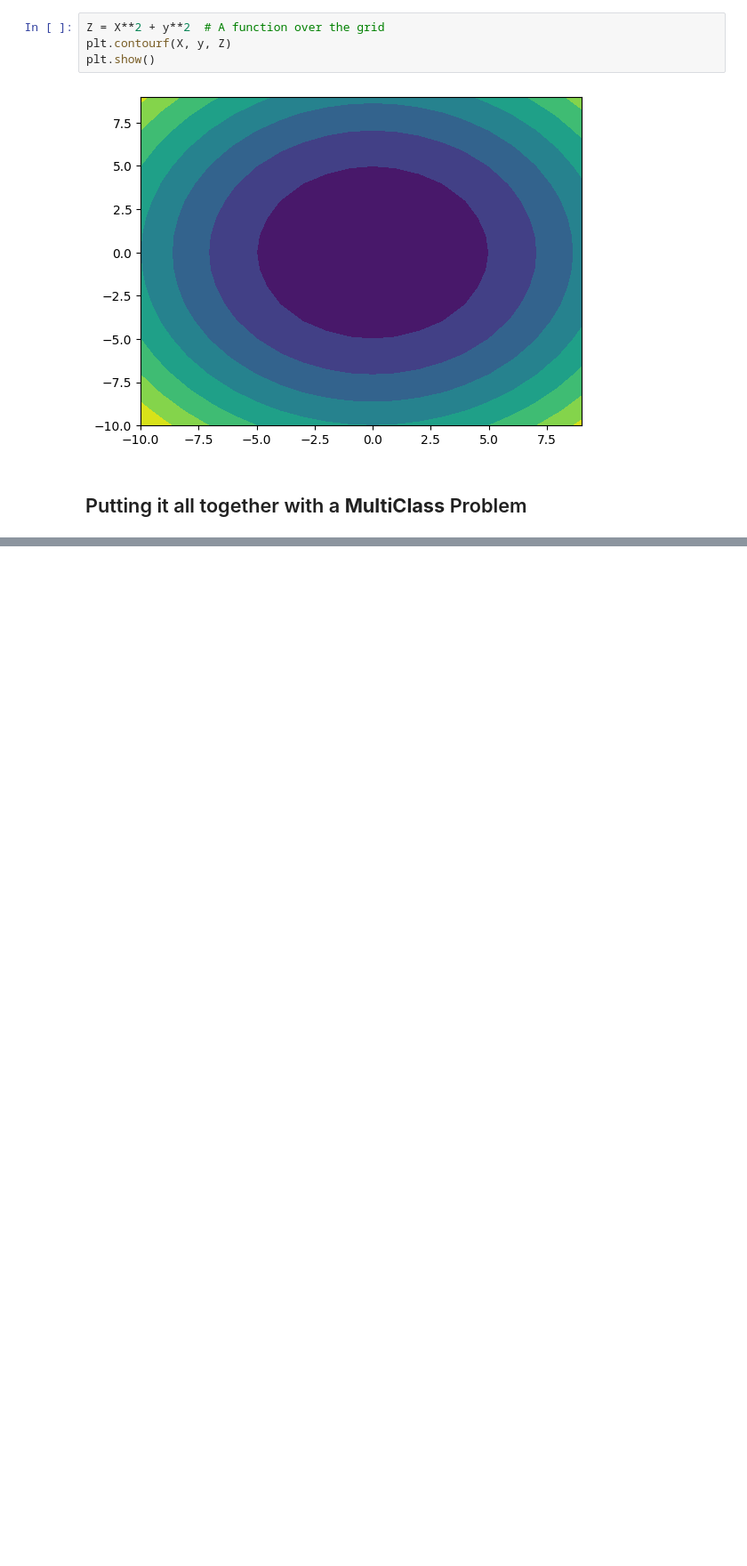
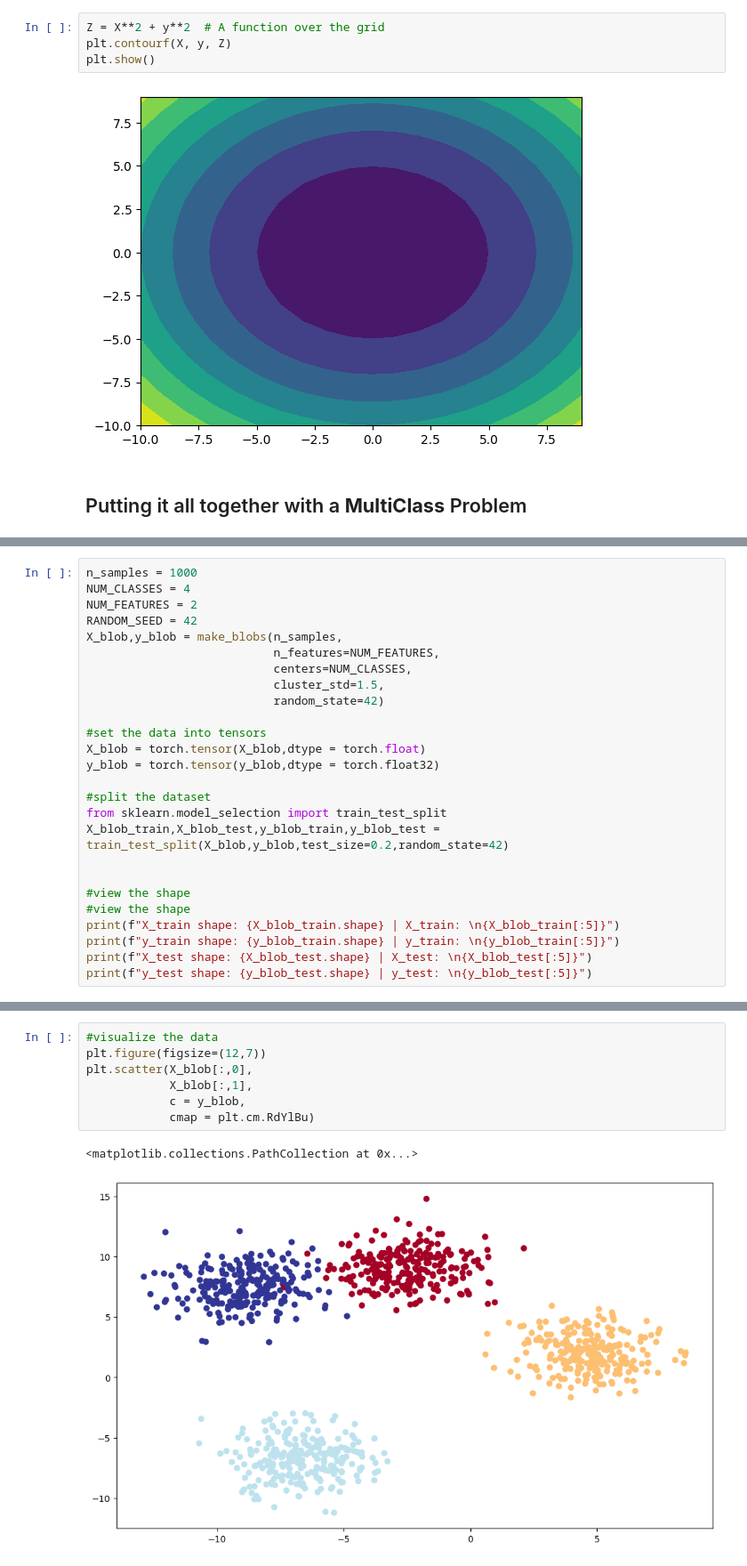
Before and after one commit to Tinonturja/Deep-Learning-with-PyTorch, a Jupyter notebook: Non_Linearity(Binary_and_MultiClass_Classification).ipynb, the cells around one changed output, grey strips where cells are left out. Shown at 89% size. Cells and saved outputs as stored; diff of their text form; blank space fills up the shorter version.

```diff
--- a/Non_Linearity(Binary_and_MultiClass_Classification).ipynb
+++ b/Non_Linearity(Binary_and_MultiClass_Classification).ipynb
@@ -298,0 +301,26 @@ plt.show()
+# %%
+n_samples = 1000
+NUM_CLASSES = 4
+NUM_FEATURES = 2
+RANDOM_SEED = 42
+X_blob,y_blob = make_blobs(n_samples,
+                           n_features=NUM_FEATURES,
+                           centers=NUM_CLASSES,
+                           cluster_std=1.5,
+                           random_state=42)
+
+#set the data into tensors
+X_blob = torch.tensor(X_blob,dtype = torch.float)
+y_blob = torch.tensor(y_blob,dtype = torch.float32)
+
+#split the dataset
+from sklearn.model_selection import train_test_split
+X_blob_train,X_blob_test,y_blob_train,y_blob_test = train_test_split(X_blob,y_blob,test_size=0.2,random_state=42)
+
+
+#view the shape
+#view the shape
+print(f"X_train shape: {X_blob_train.shape} | X_train: \n{X_blob_train[:5]}")
+print(f"y_train shape: {y_blob_train.shape} | y_train: \n{y_blob_train[:5]}")
+print(f"X_test shape: {X_blob_test.shape} | X_test: \n{X_blob_test[:5]}")
+print(f"y_test shape: {y_blob_test.shape} | y_test: \n{y_blob_test[:5]}")
@@ -298,0 +344,10 @@ plt.show()
+# %%
+#visualize the data
+plt.figure(figsize=(12,7))
+plt.scatter(X_blob[:,0],
+            X_blob[:,1],
+            c = y_blob,
+            cmap = plt.cm.RdYlBu)
+# %% [output]
+<matplotlib.collections.PathCollection at 0x...>
+[figure, added]
```
Also changed, not shown: parts of 33 cells of this notebook.
